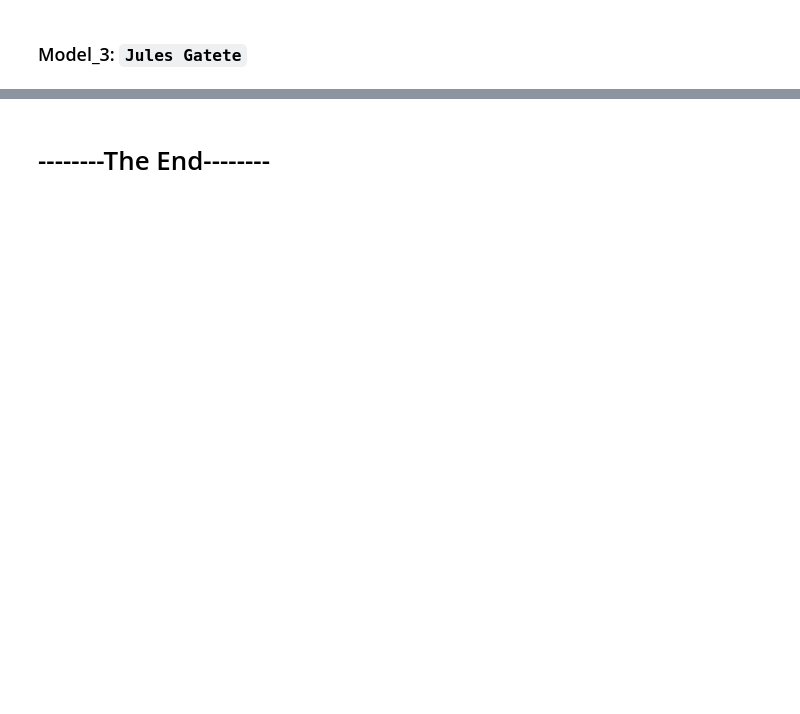
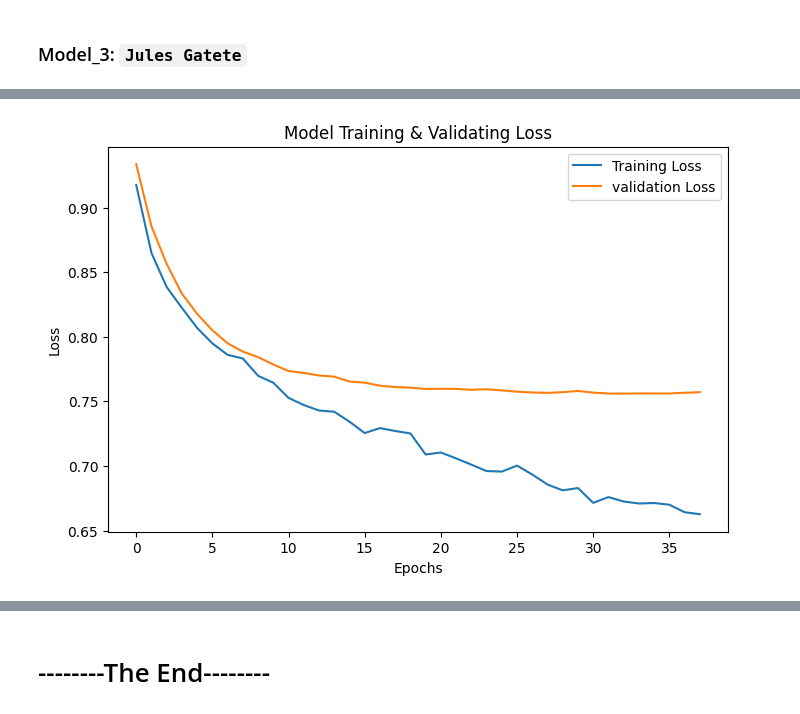
Before and after one commit to g-tumwesigye/water_quality_model_assignment, a Jupyter notebook: Water_Qaulity_Analysis_PLD4.ipynb, the cells around one changed output, grey strips where cells are left out. Drawn from its saved outputs; the diff is of its cells as text; code cells hidden in the pictures; blank space fills up the shorter version.

```diff
--- a/Water_Qaulity_Analysis_PLD4.ipynb
+++ b/Water_Qaulity_Analysis_PLD4.ipynb
@@ -249,0 +481,12 @@ F1 Score: 0.292
+# %%
+# Training History: Loss over Epochs
+plt.figure(figsize=(8, 5))
+plt.plot(history.history["loss"], label="Training Loss")
+plt.plot(history.history["val_loss"], label="validation Loss")
+plt.xlabel("Epochs")
+plt.ylabel("Loss")
+plt.title("Model Training & Validating Loss")
+plt.legend()
+plt.show()
+# %% [output]
+[figure, added]
```
Also changed, not shown: parts of 10 cells of this notebook.
